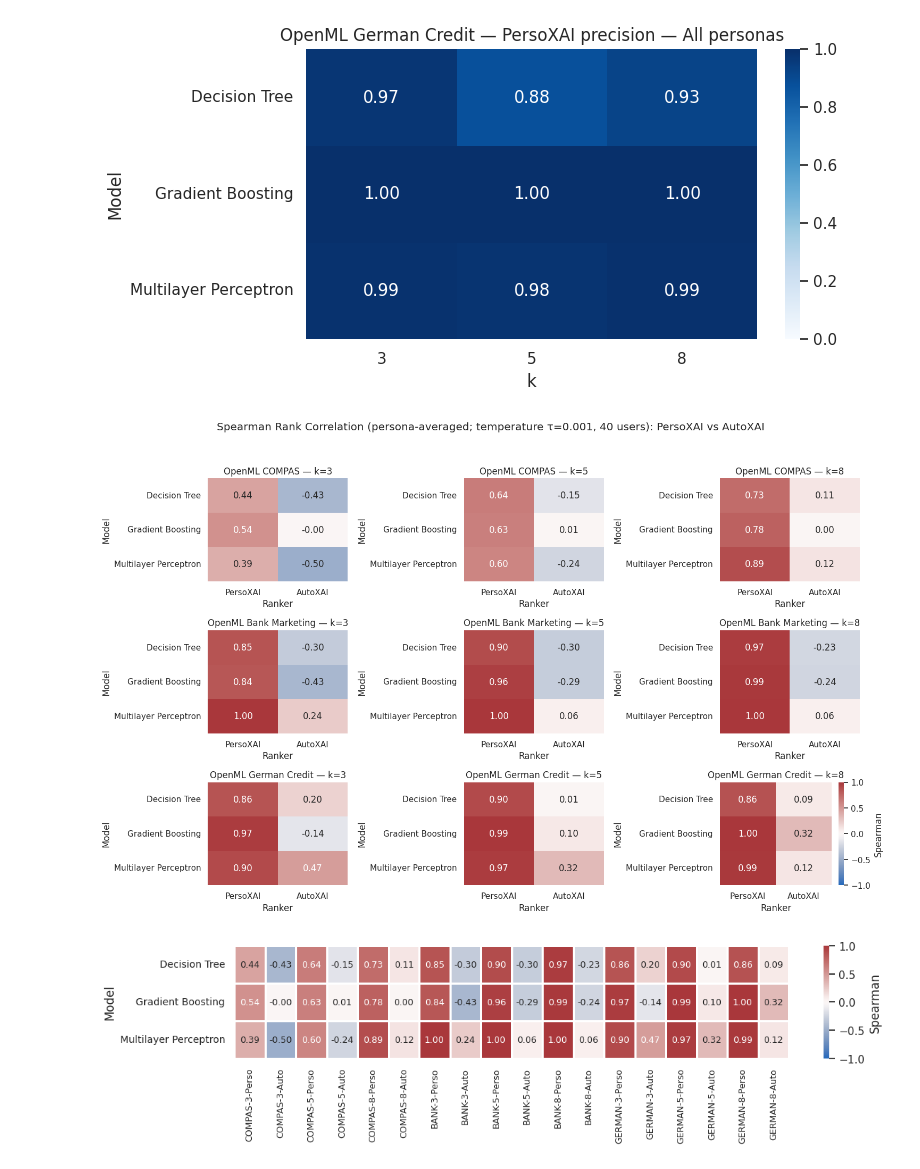
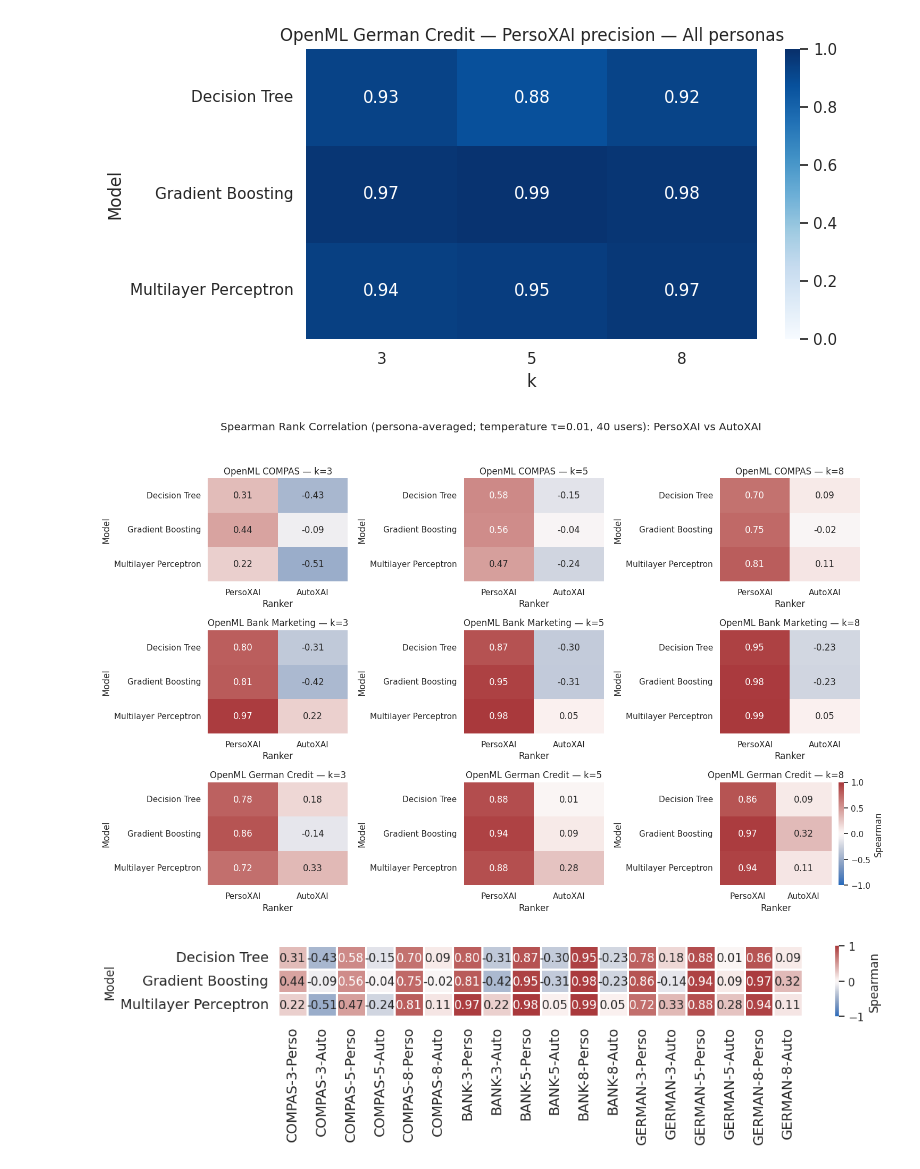
Before and after one commit to kellemNegasi/perso-xai, a Jupyter notebook: src/preference_learning/report_generator.ipynb, the cells around one changed output. Cells and saved outputs as stored; diff of their text form; code cells hidden in the pictures.

```diff
--- a/src/preference_learning/report_generator.ipynb
+++ b/src/preference_learning/report_generator.ipynb
@@ -28,7 +28,7 @@ MODEL_LABELS = {
 }
 
 # Path to either a single simulation JSON or a directory containing multiple JSON files.
-RESULTS_PATH = Path('../../results/hc_combo_20260110_024805/preference_learning_new_c_200_tau_1e-2')
+RESULTS_PATH = Path('../../results/hc_combo_20260110_024805/preference_learning_new')
 # Optional filters.
 PERSONA_FILTER: str | None = None  # e.g. 'clinician' / 'regulator' / 'lay_user'
 K_TO_PLOT = 3
@@ -420,7 +420,7 @@ else:
     plt.show()
     plt.close(fig)
 # %% [output]
-[figure, old version]
+[figure, new version]
 # %%
 # --- Compact single-heatmap version (two subcolumns per dataset×k) ---
 
@@ -496,36 +496,36 @@ else:
     mask = wide.isna()
     sns.heatmap(
         wide,
         annot=True,
         fmt='.2f',
         cmap='vlag',
         vmin=-1,
         vmax=1,
         mask=mask,
         cbar=True,
         cbar_kws={'label': 'Spearman'},
         ax=ax,
         linewidths=0.8,
         linecolor='white',
-        annot_kws={'fontsize': 9},
+        annot_kws={'fontsize': 12},
     )
 
     ax.set_xlabel('')
     ax.set_ylabel('Model')
-    ax.set_xticklabels(ax.get_xticklabels(), rotation=90, ha='center', fontsize=9)
-    ax.set_yticklabels(ax.get_yticklabels(), rotation=0, fontsize=10)
+    ax.set_xticklabels(ax.get_xticklabels(), rotation=90, ha='center', fontsize=14)
+    ax.set_yticklabels(ax.get_yticklabels(), rotation=0, fontsize=14)
 
     for x in range(2, ncols, 2):
         ax.axvline(x, color='white', linewidth=2)
 
     fig.tight_layout()
 
     out_base = f"spearman_heatmap_compact_all_datasets_all_models_{RUN_SUFFIX}"
-    fig.savefig(REPORTS_DIR / f"{out_base}.png", dpi=300, bbox_inches='tight')
-    fig.savefig(REPORTS_DIR / f"{out_base}.pdf", dpi=300, bbox_inches='tight', format='pdf')
+    fig.savefig(REPORTS_DIR / f"{out_base}.png", dpi=500, bbox_inches='tight')
+    fig.savefig(REPORTS_DIR / f"{out_base}.pdf", dpi=500, bbox_inches='tight', format='pdf')
     wide.to_csv(REPORTS_DIR / f"{out_base}_values.csv")
 
     plt.show()
     plt.close(fig)
 # %% [output]
-[figure, old version]
+[figure, new version]
```
Also changed, not shown: parts of 3 cells of this notebook, 5 other files.
